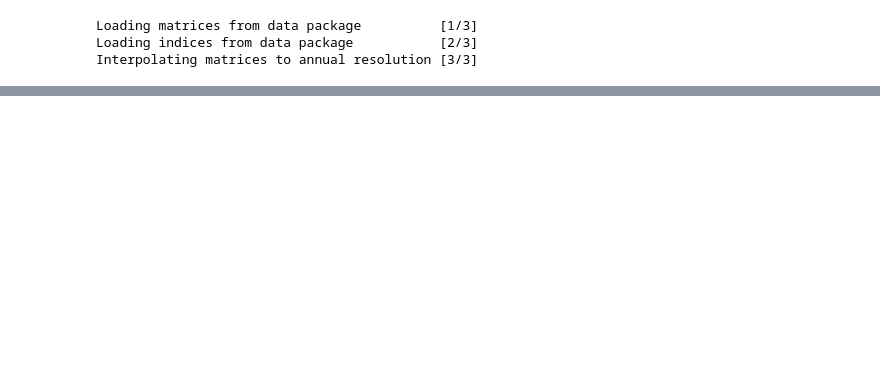
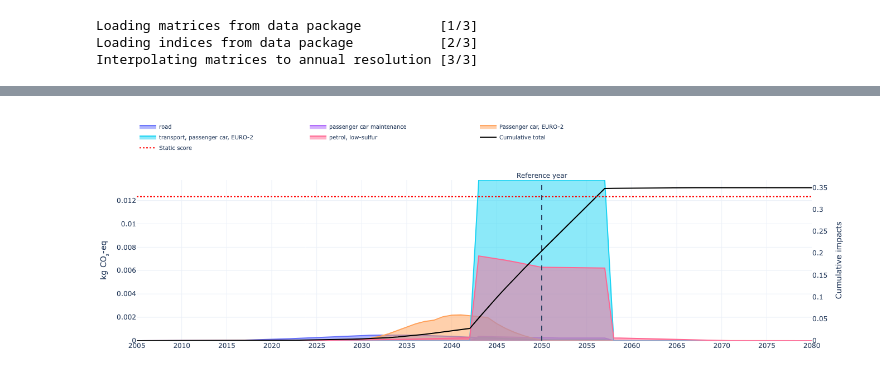
Before and after one commit to Laboratory-for-Energy-Systems-Analysis/trails, a Jupyter notebook: dev/example/ecoinvent example.ipynb, the cells around one changed output, grey strips where cells are left out. Saved outputs shown, nothing was run; the diff lists cells and outputs as text; code cells hidden in the pictures; blank space fills up the shorter version.

```diff
--- a/dev/example/ecoinvent example.ipynb
+++ b/dev/example/ecoinvent example.ipynb
@@ -65,0 +148,34 @@ fig.show()
+# %%
+ref_year = 2050
+trails.static_lca(
+    year=ref_year,
+    act_idx=27827,
+    methods=methods,
+)
+# %%
+fig = plot_temporal_scores(
+    results_by_year=trails.characterized_inventory,
+    stacked=False,
+    legend_top_n=5,
+    show_flow_contributions=False,
+    trails=trails,
+    title="",
+    method_label="kg CO₂-eq",
+    cumulative=False,
+    width=550,
+    height=450,
+    year_tick=5,
+    year_range=(2005, 2080),
+    reference_year=ref_year,
+    show_cumulative_axis=True,
+    cumulative_axis_label="Cumulative impacts",
+    legend_y=1.15,
+    static_score=trails.static_score,
+    static_score_dash= "dot",
+    static_score_color= "red",
+    #y_max=0.001,
+    #y2_max=0.005
+)
+fig.show()
+# %% [output]
+[figure, added]
```
Also changed, not shown: parts of 6 cells of this notebook, 7 other files.
